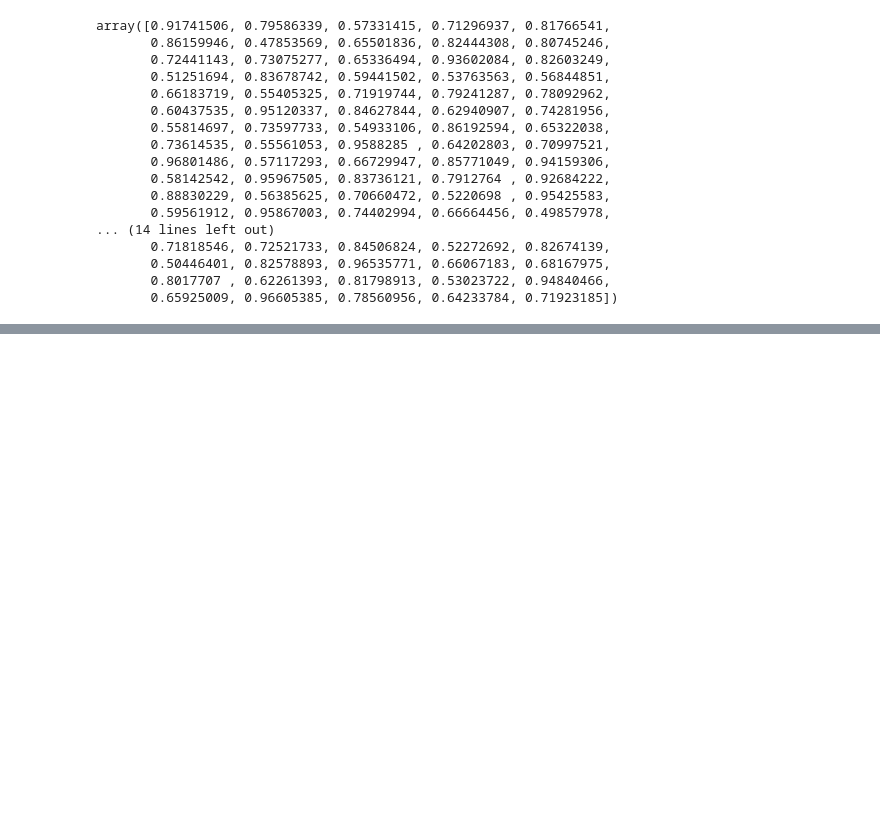
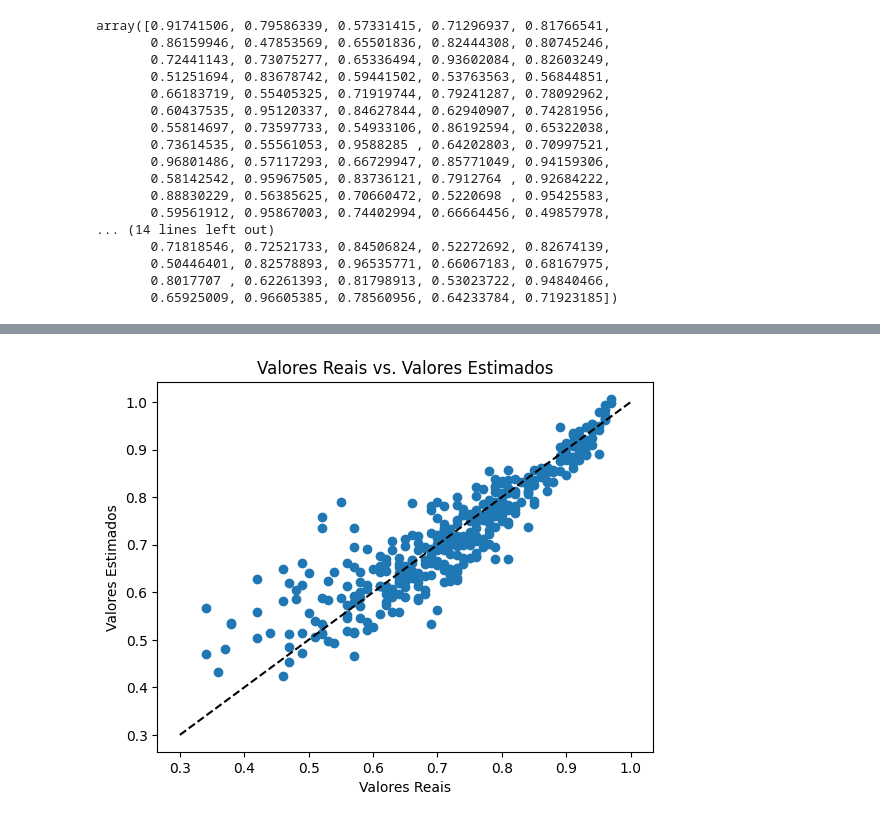
Before and after one commit to GustaMonteiro/linear-regression-with-qr, a Jupyter notebook: Regression.ipynb, the cells around one changed output, grey strips where cells are left out. Drawn from its saved outputs; the diff is of its cells as text; code cells hidden in the pictures; blank space fills up the shorter version.

```diff
--- a/Regression.ipynb
+++ b/Regression.ipynb
@@ -161,0 +176,10 @@ plt.show()
+# %%
+y_pred_train = np.dot(X_train_bias, coefficients)
+plt.scatter(y_train, y_pred_train)
+plt.plot([0.3, 1], [0.3, 1], '--k')
+plt.xlabel('Valores Reais')
+plt.ylabel('Valores Estimados')
+plt.title('Valores Reais vs. Valores Estimados')
+plt.show()
+# %% [output]
+[figure, added]
```
Also changed, not shown: parts of 6 cells of this notebook.
